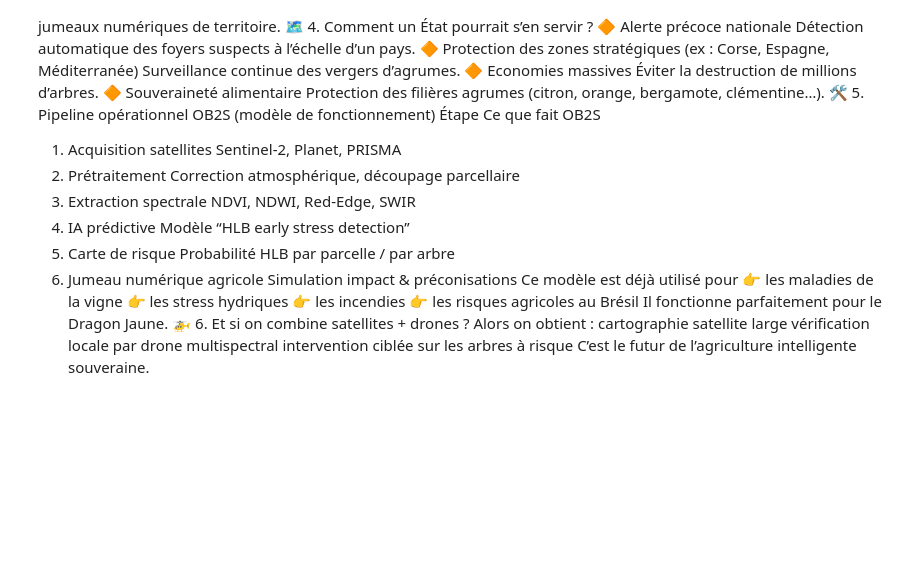
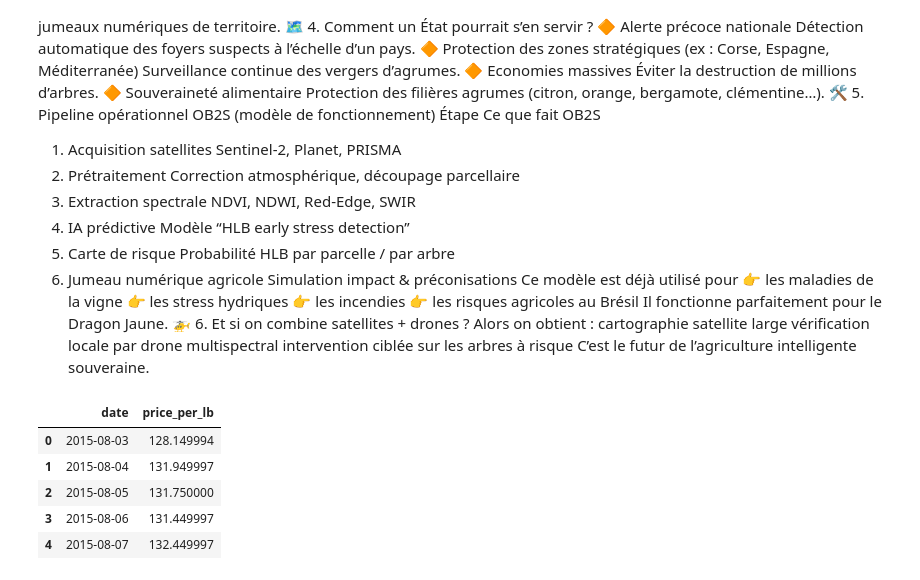
Before and after one commit to zomboky/PMI, a Jupyter notebook: sort_data.ipynb, the cells around one changed output. Drawn from its saved outputs; the diff is of its cells as text; code cells hidden in the pictures; blank space fills up the shorter version.

```diff
--- a/sort_data.ipynb
+++ b/sort_data.ipynb
@@ -373,3 +374,27 @@ cartographie satellite large
 vérification locale par drone multispectral
 intervention ciblée sur les arbres à risque
 C’est le futur de l’agriculture intelligente souveraine.
+# %%
+path = r"Z:\Documents\School\PMI\data\orange_juice_futures_brazil_proxy.csv"
+
+# Lire le CSV en DataFrame (pandas est déjà importé dans le notebook)
+orange_df = pd.read_csv(path, parse_dates=['date'])
+
+# Nettoyage / conversions
+if 'date' in orange_df.columns:
+    orange_df['date'] = pd.to_datetime(orange_df['date'], errors='coerce')
+if 'price_per_lb' in orange_df.columns:
+    orange_df['price_per_lb'] = pd.to_numeric(orange_df['price_per_lb'], errors='coerce')
+
+# Trier par date et réindexer
+orange_df = orange_df.sort_values('date').reset_index(drop=True)
+
+# Afficher un aperçu
+orange_df.head()
+# %% [output]
+|  | date | price_per_lb |
+| 0 | 2015-08-03 | 128.149994 |
+| 1 | 2015-08-04 | 131.949997 |
+| 2 | 2015-08-05 | 131.750000 |
+| 3 | 2015-08-06 | 131.449997 |
+| 4 | 2015-08-07 | 132.449997 |
```
Also changed, not shown: parts of 7 cells of this notebook.
